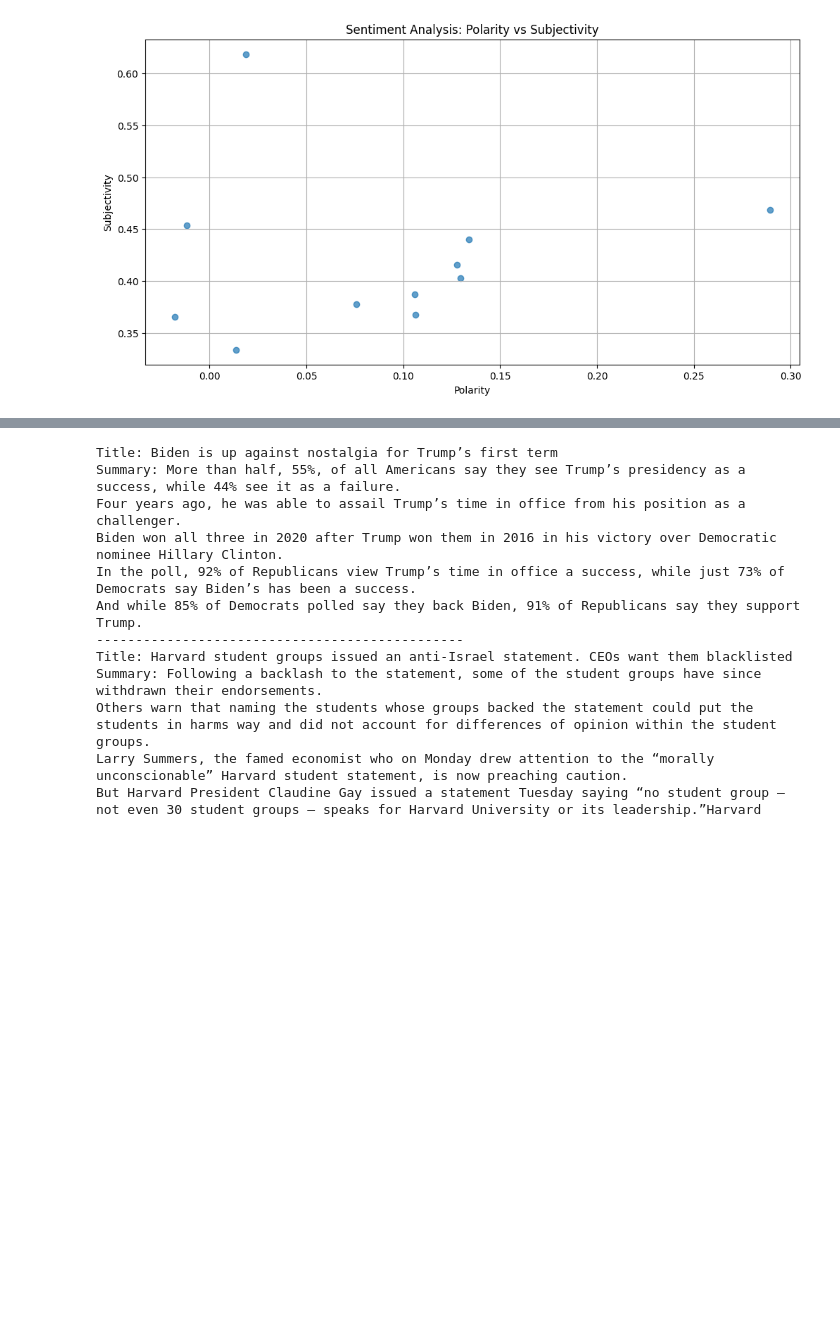
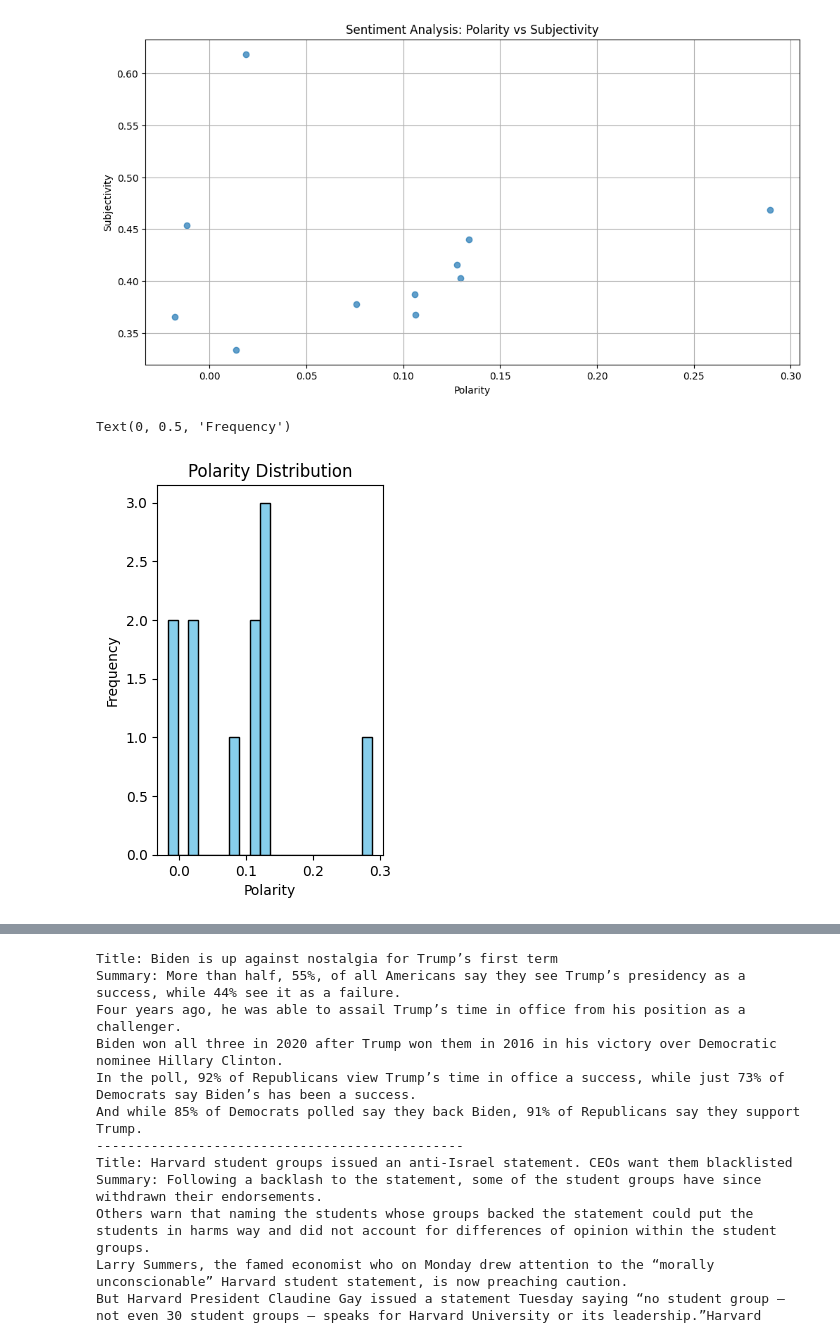
Before and after one commit to Ignoble-Immortal/Project1AIMLSem4, a Jupyter notebook: mainv3.ipynb, the cells around one changed output, grey strips where cells are left out. Drawn from its saved outputs; the diff is of its cells as text; code cells hidden in the pictures; blank space fills up the shorter version.

```diff
--- a/mainv3.ipynb
+++ b/mainv3.ipynb
@@ -179,3 +179,12 @@ plt.grid(True)
 plt.show()
 # %% [output]
 [figure]
+# %%
+plt.subplot(1, 2, 1)
+plt.hist(sentiment_df['Polarity'], bins=20, color='skyblue', edgecolor='black')
+plt.title('Polarity Distribution')
+plt.xlabel('Polarity')
+plt.ylabel('Frequency')
+# %% [output]
+Text(0, 0.5, 'Frequency')
+[figure, added]
```
Also changed, not shown: parts of 1 cell of this notebook.
